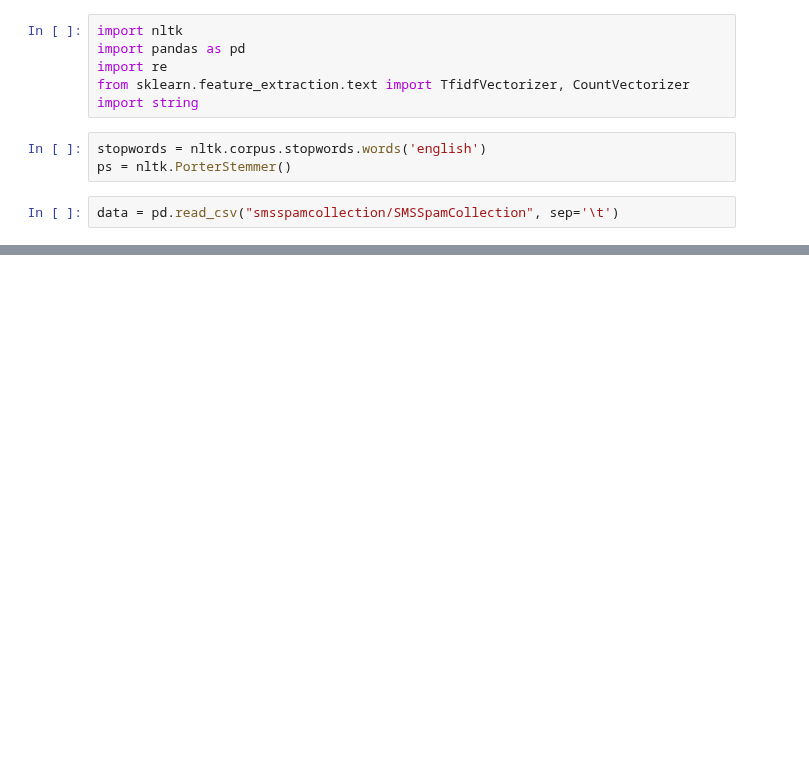
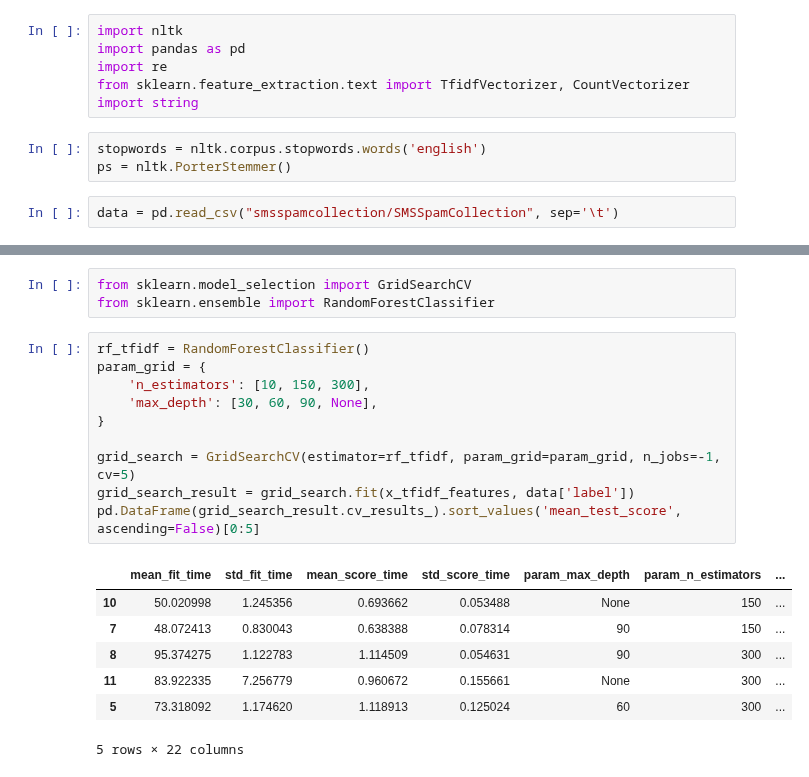
Before and after one commit to panchu93/ML, a Jupyter notebook: handsOn/NLP/NLP-Basics-checkpoint.ipynb, the cells around one changed output, grey strips where cells are left out. Cells and saved outputs as stored; diff of their text form; blank space fills up the shorter version.

```diff
--- a/handsOn/NLP/NLP-Basics-checkpoint.ipynb
+++ b/handsOn/NLP/NLP-Basics-checkpoint.ipynb
@@ -1488,0 +1564,21 @@ data.columns = ['label', 'body_text']
+# %%
+from sklearn.model_selection import GridSearchCV
+from sklearn.ensemble import RandomForestClassifier
+# %%
+rf_tfidf = RandomForestClassifier()
+param_grid = {
+    'n_estimators': [10, 150, 300],
+    'max_depth': [30, 60, 90, None],
+}
+
+grid_search = GridSearchCV(estimator=rf_tfidf, param_grid=param_grid, n_jobs=-1, cv=5)
+grid_search_result = grid_search.fit(x_tfidf_features, data['label'])
+pd.DataFrame(grid_search_result.cv_results_).sort_values('mean_test_score', ascending=False)[0:5]
+# %% [output]
+|  | mean_fit_time | std_fit_time | mean_score_time | std_score_time | param_max_depth | param_n_estimators | ... |
+| 10 | 50.020998 | 1.245356 | 0.693662 | 0.053488 | None | 150 | ... |
+| 7 | 48.072413 | 0.830043 | 0.638388 | 0.078314 | 90 | 150 | ... |
+| 8 | 95.374275 | 1.122783 | 1.114509 | 0.054631 | 90 | 300 | ... |
+| 11 | 83.922335 | 7.256779 | 0.960672 | 0.155661 | None | 300 | ... |
+| 5 | 73.318092 | 1.174620 | 1.118913 | 0.125024 | 60 | 300 | ... |
+5 rows × 22 columns
```
Also changed, not shown: parts of 13 cells of this notebook, 1 other file.
